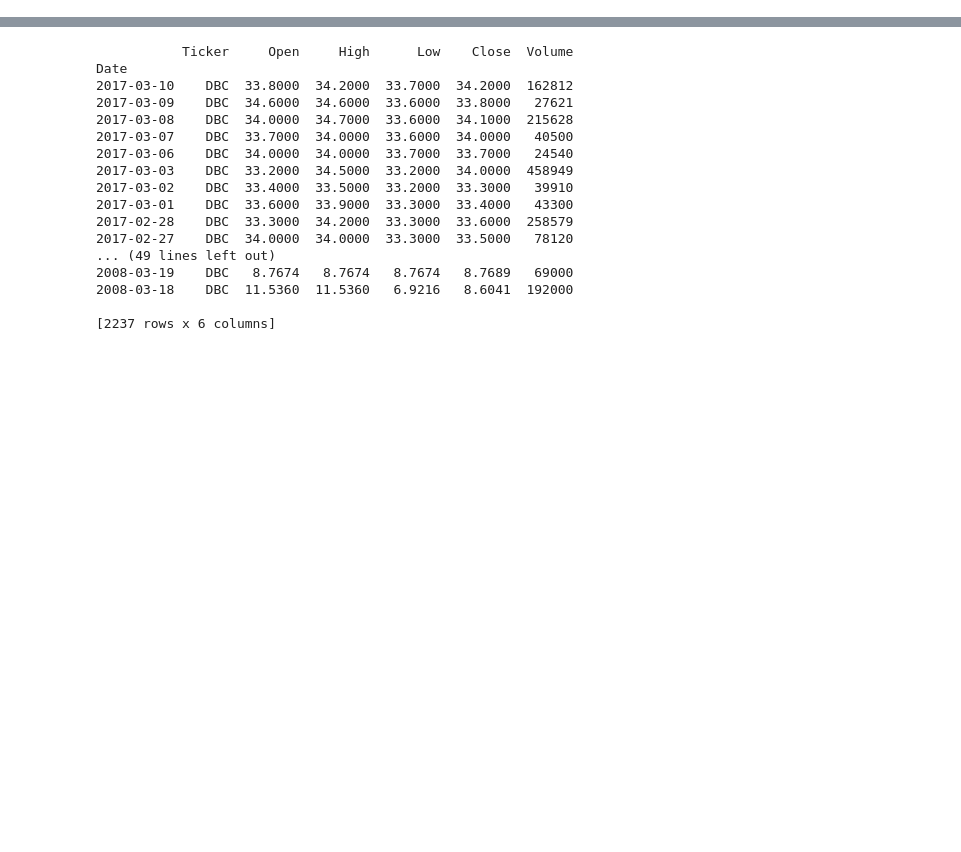
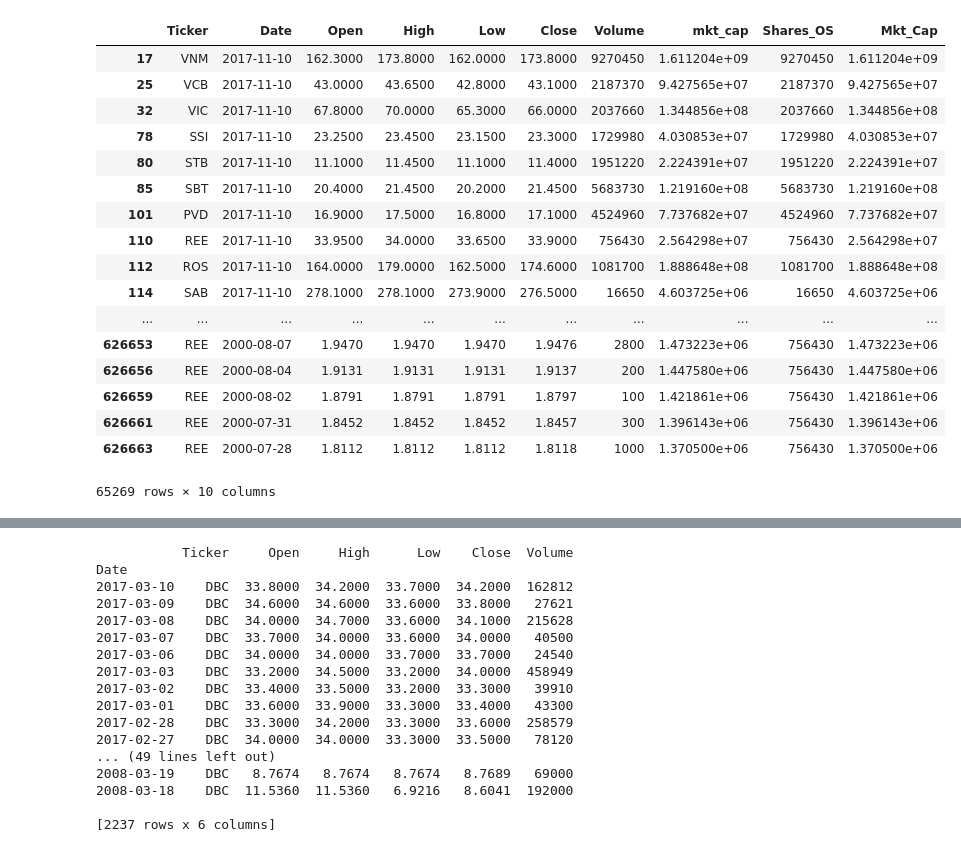
Before and after one commit to dtnguyen88/fraudDetector, a Jupyter notebook: Testing PyAlgoTrade.ipynb, the cells around one changed output, grey strips where cells are left out. Saved outputs shown, nothing was run; the diff lists cells and outputs as text; code cells hidden in the pictures; blank space fills up the shorter version.

```diff
--- a/Testing PyAlgoTrade.ipynb
+++ b/Testing PyAlgoTrade.ipynb
@@ -193,0 +204,38 @@ print data
+# %%
+#vn30_members = sorted(vn30_members)
+shares = [int(i) for i in r"""2655350
+1053170
+398450
+830760
+176450
+4956130
+213970
+254250
+1369700
+522740
+542920
+2695850
+2971500
+2031960
+353900
+6496980
+251050
+595520
+236260
+1636470
+4524960
+756430
+1081700
+16650
+5683730
+1729980
+1951220
+2187370
+2037660
+9270450""".split("\n")]
+shares
+shares_map = {x:y for x,y in zip(vn30_members, shares)}
+#shares_series = vn30_data['Ticker'].map(shares_map)
+#vn30_data.loc[:,]
+close_px = vn30_data['Close']
+vn30_data.loc[:,'Mkt_Cap'] = close_px*shares_series
@@ -193,0 +255,21 @@ print data
+# %%
+vn30_data
+# %% [output]
+|  | Ticker | Date | Open | High | Low | Close | Volume | mkt_cap | Shares_OS | Mkt_Cap |
+| 17 | VNM | 2017-11-10 | 162.3000 | 173.8000 | 162.0000 | 173.8000 | 9270450 | 1.611204e+09 | 9270450 | 1.611204e+09 |
+| 25 | VCB | 2017-11-10 | 43.0000 | 43.6500 | 42.8000 | 43.1000 | 2187370 | 9.427565e+07 | 2187370 | 9.427565e+07 |
+| 32 | VIC | 2017-11-10 | 67.8000 | 70.0000 | 65.3000 | 66.0000 | 2037660 | 1.344856e+08 | 2037660 | 1.344856e+08 |
+| 78 | SSI | 2017-11-10 | 23.2500 | 23.4500 | 23.1500 | 23.3000 | 1729980 | 4.030853e+07 | 1729980 | 4.030853e+07 |
+| 80 | STB | 2017-11-10 | 11.1000 | 11.4500 | 11.1000 | 11.4000 | 1951220 | 2.224391e+07 | 1951220 | 2.224391e+07 |
+| 85 | SBT | 2017-11-10 | 20.4000 | 21.4500 | 20.2000 | 21.4500 | 5683730 | 1.219160e+08 | 5683730 | 1.219160e+08 |
+| 101 | PVD | 2017-11-10 | 16.9000 | 17.5000 | 16.8000 | 17.1000 | 4524960 | 7.737682e+07 | 4524960 | 7.737682e+07 |
+| 110 | REE | 2017-11-10 | 33.9500 | 34.0000 | 33.6500 | 33.9000 | 756430 | 2.564298e+07 | 756430 | 2.564298e+07 |
+| 112 | ROS | 2017-11-10 | 164.0000 | 179.0000 | 162.5000 | 174.6000 | 1081700 | 1.888648e+08 | 1081700 | 1.888648e+08 |
+| 114 | SAB | 2017-11-10 | 278.1000 | 278.1000 | 273.9000 | 276.5000 | 16650 | 4.603725e+06 | 16650 | 4.603725e+06 |
+| ... | ... | ... | ... | ... | ... | ... | ... | ... | ... | ... |
+| 626653 | REE | 2000-08-07 | 1.9470 | 1.9470 | 1.9470 | 1.9476 | 2800 | 1.473223e+06 | 756430 | 1.473223e+06 |
+| 626656 | REE | 2000-08-04 | 1.9131 | 1.9131 | 1.9131 | 1.9137 | 200 | 1.447580e+06 | 756430 | 1.447580e+06 |
+| 626659 | REE | 2000-08-02 | 1.8791 | 1.8791 | 1.8791 | 1.8797 | 100 | 1.421861e+06 | 756430 | 1.421861e+06 |
+| 626661 | REE | 2000-07-31 | 1.8452 | 1.8452 | 1.8452 | 1.8457 | 300 | 1.396143e+06 | 756430 | 1.396143e+06 |
+| 626663 | REE | 2000-07-28 | 1.8112 | 1.8112 | 1.8112 | 1.8118 | 1000 | 1.370500e+06 | 756430 | 1.370500e+06 |
+65269 rows × 10 columns
```
Also changed, not shown: parts of 17 cells of this notebook, 4 other files.
